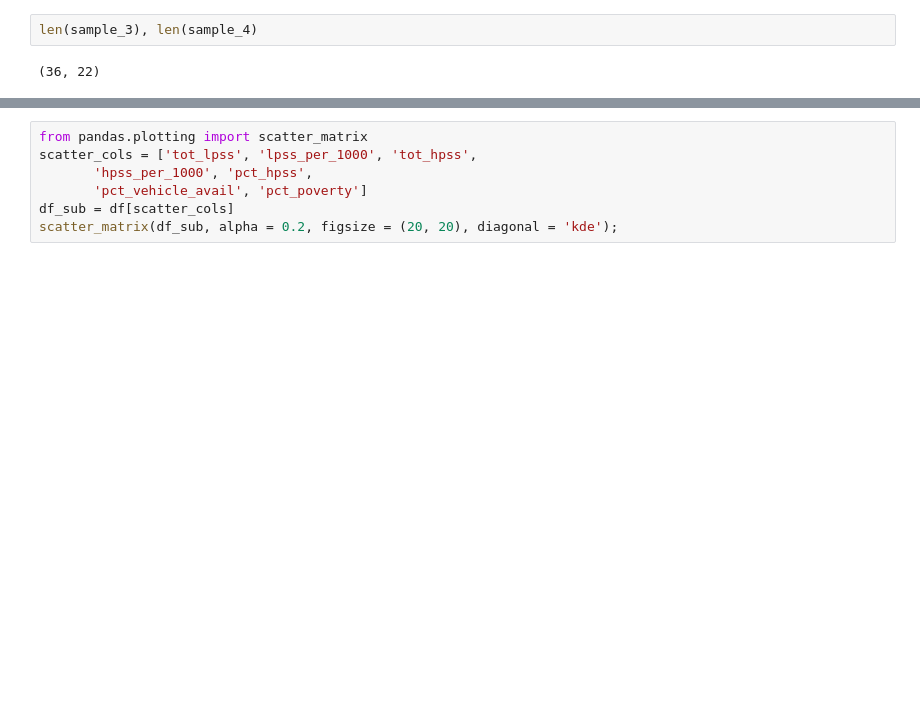
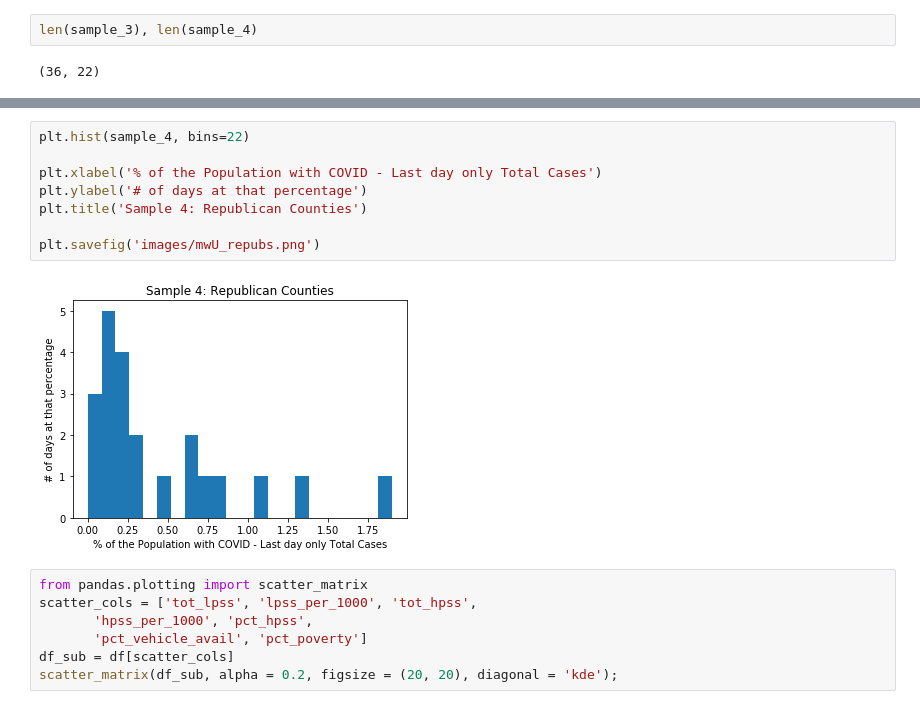
Before and after one commit to MegansColorado/Capstone_1, a Jupyter notebook: Covid_Political_Data.ipynb, the cells around one changed output, grey strips where cells are left out. Drawn from its saved outputs; the diff is of its cells as text; blank space fills up the shorter version.

```diff
--- a/Covid_Political_Data.ipynb
+++ b/Covid_Political_Data.ipynb
@@ -435,3 +417,13 @@ plt.hist(sample_4, bins=22)
+# %%
+plt.hist(sample_4, bins=22)
+
+plt.xlabel('% of the Population with COVID - Last day only Total Cases')
+plt.ylabel('# of days at that percentage')
+plt.title('Sample 4: Republican Counties')
+
+plt.savefig('images/mwU_repubs.png')
+# %% [output]
+[figure, added]
 # %%
 from pandas.plotting import scatter_matrix
 scatter_cols = ['tot_lpss', 'lpss_per_1000', 'tot_hpss',
```
Also changed, not shown: parts of 3 cells of this notebook, 4 other files.
